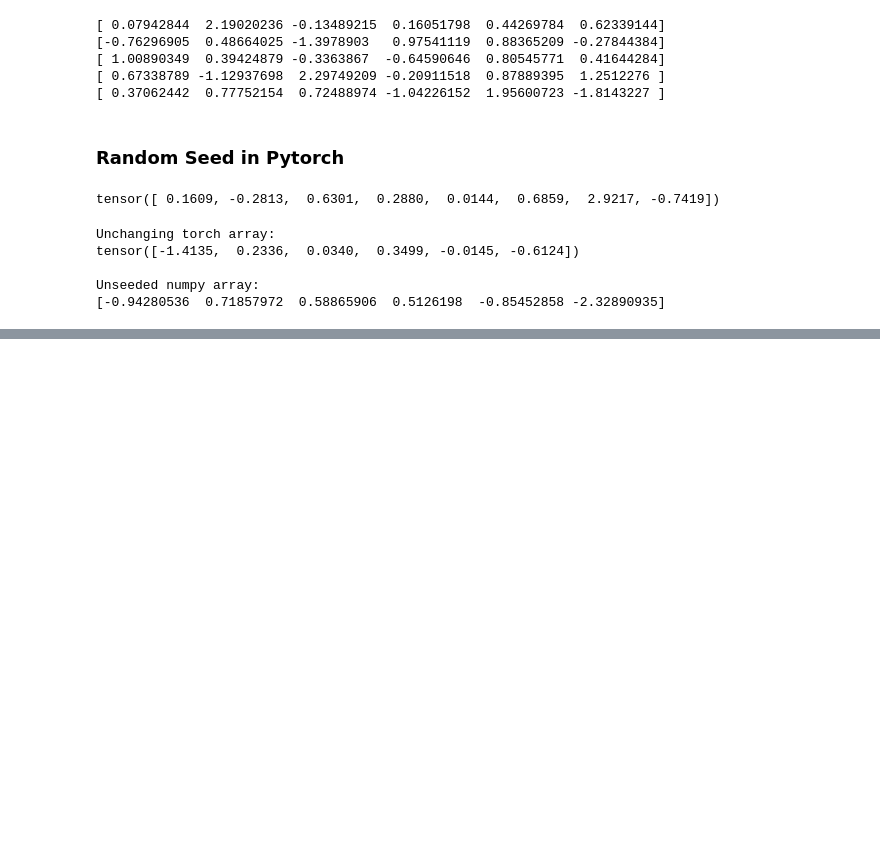
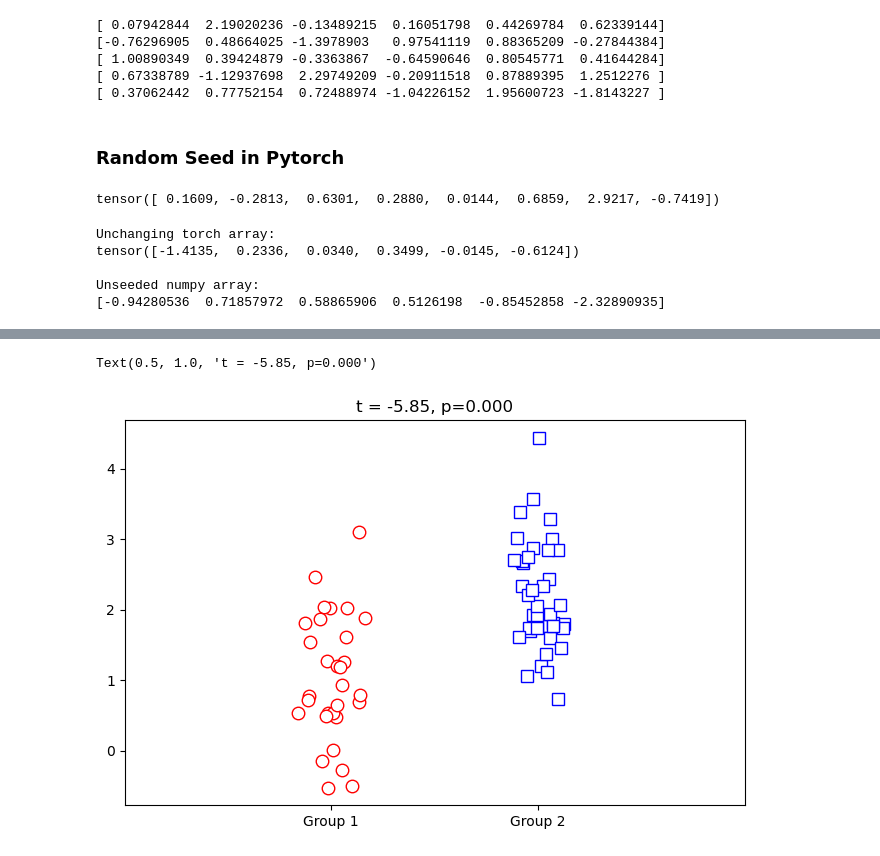
Before and after one commit to xuzmocode4-325/Pytorch-Tutorial, a Jupyter notebook: dudl_notes.ipynb, the cells around one changed output, grey strips where cells are left out. Saved outputs shown, nothing was run; the diff lists cells and outputs as text; code cells hidden in the pictures; blank space fills up the shorter version.

```diff
--- a/dudl_notes.ipynb
+++ b/dudl_notes.ipynb
@@ -1152,0 +1214,11 @@ Unseeded numpy array:
+# %%
+fig, ax = plt.subplots(figsize=(8, 5))
+ax.plot(0. + np.random.randn(n1)/ 15, data1, 'ro', markerfacecolor='w', markersize=9)
+ax.plot(1. + np.random.randn(n2)/ 15, data2, 'bs', markerfacecolor='w', markersize=9)
+ax.set_xlim([-1, 2])
+ax.set_xticks([0, 1], labels=['Group 1', 'Group 2'])
+
+ax.set_title(f't = {t:.2f}, p={p:.3f}')
+# %% [output]
+Text(0.5, 1.0, 't = -5.85, p=0.000')
+[figure, added]
```
Also changed, not shown: parts of 26 cells of this notebook.
